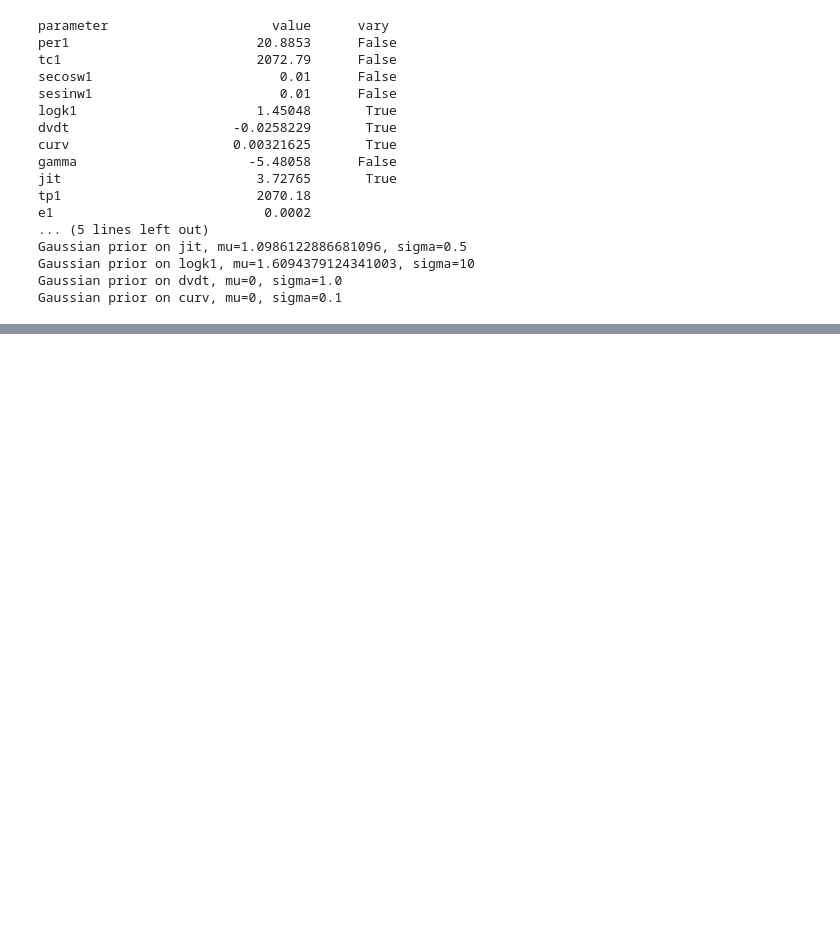
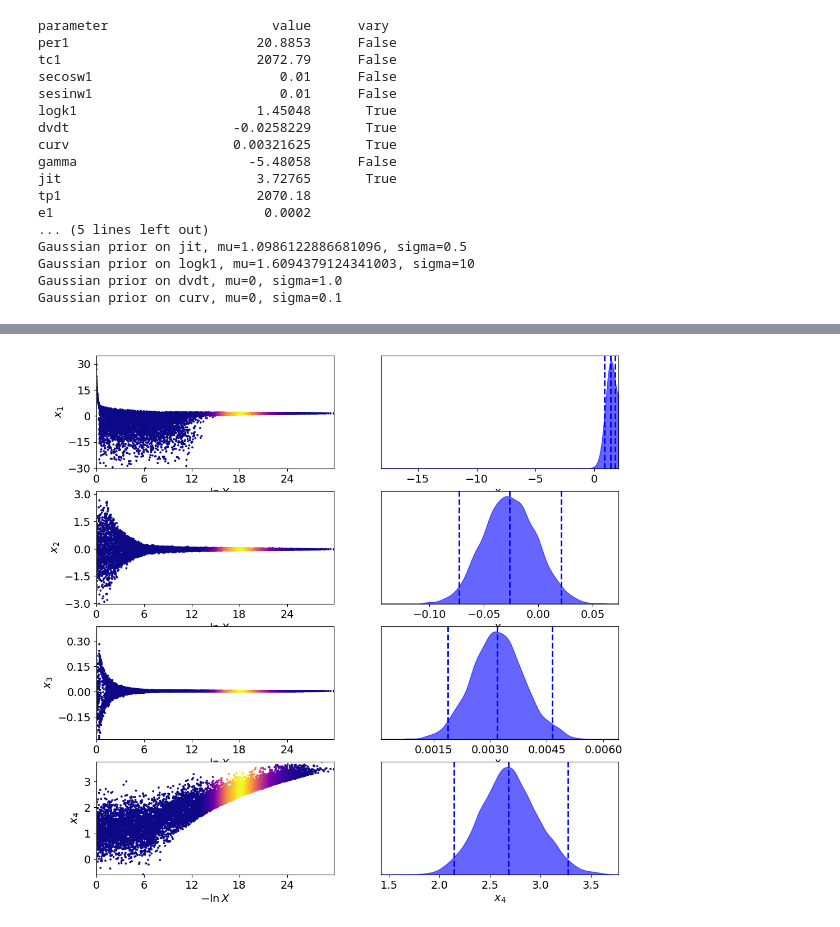
Before and after one commit to vandalt/radvel, a Jupyter notebook: docs/tutorials/K2-24_Fitting_NS.ipynb, the cells around one changed output, grey strips where cells are left out. Drawn from its saved outputs; the diff is of its cells as text; code cells hidden in the pictures; blank space fills up the shorter version.

```diff
--- a/docs/tutorials/K2-24_Fitting_NS.ipynb
+++ b/docs/tutorials/K2-24_Fitting_NS.ipynb
@@ -264,2 +155,0 @@ plt.show()
-# %%
-results_ecc = radvel.nested_sampling.run(post)
@@ -290,0 +182,3 @@ bic_circular - bic_ecc
+# %%
+results_single = radvel.nested_sampling.run(post)
+sampler_single = results_single["sampler"]
@@ -290,0 +202,7 @@ bic_circular - bic_ecc
+# %%
+from ultranest.plot import cornerplot, traceplot, runplot
+
+traceplot(sampler_single.run_sequence)
+plt.show()
+# %% [output]
+[figure, added]
```
Also changed, not shown: parts of 45 cells of this notebook, 3 other files.
